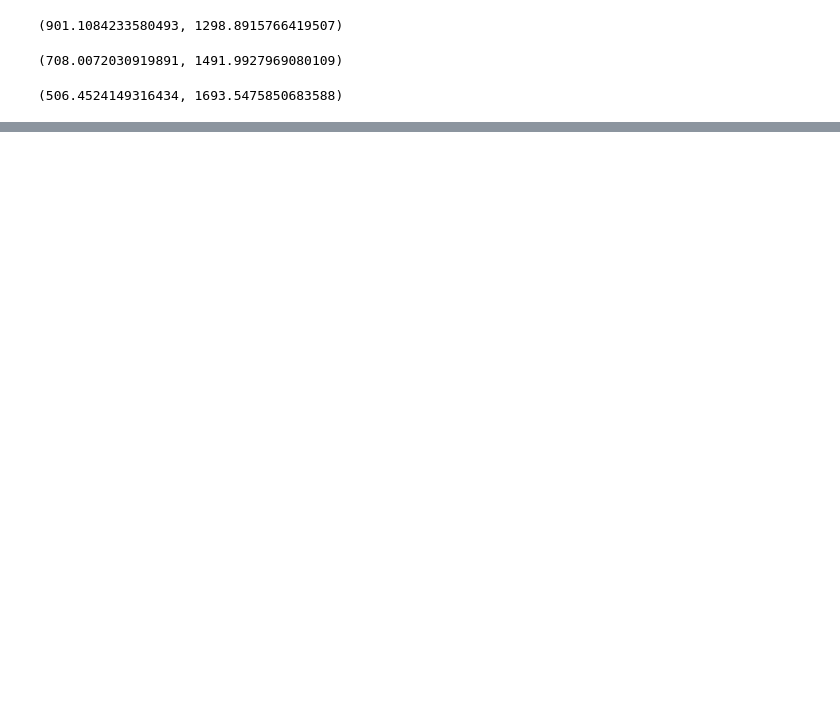
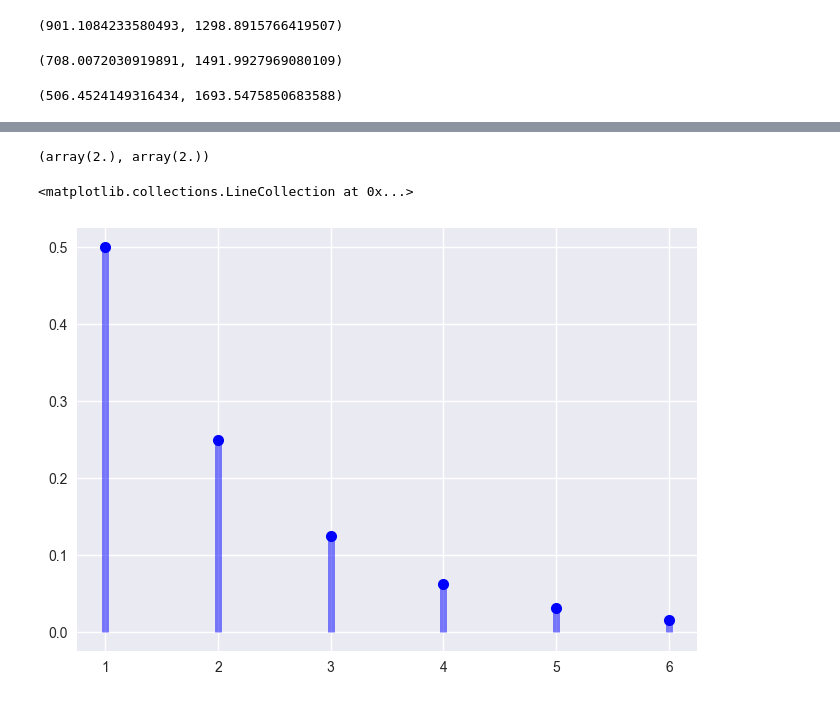
Before and after one commit to delu86/OpenIntro_Stats, a Jupyter notebook: Ch4_Distributions.ipynb, the cells around one changed output, grey strips where cells are left out. Drawn from its saved outputs; the diff is of its cells as text; code cells hidden in the pictures; blank space fills up the shorter version.

```diff
--- a/Ch4_Distributions.ipynb
+++ b/Ch4_Distributions.ipynb
@@ -66,0 +124,14 @@ norm.ppf(0.0015,loc=1100,scale=200),norm.ppf(0.9985,loc=1100,scale=200)
+# %%
+from scipy.stats import geom
+p = 0.5
+mean,var,skew,kurt = geom.stats(p,moments='mvsk')
+mean,var
+# %% [output]
+(array(2.), array(2.))
+# %%
+x = np.arange(geom.ppf(0.01,p),geom.ppf(0.99,p))
+plt.plot(x,geom.pmf(x,p),'bo',ms=8, label='geom pmf')
+plt.vlines(x, 0, geom.pmf(x, p), colors='b', lw=5, alpha=0.5)
+# %% [output]
+<matplotlib.collections.LineCollection at 0x...>
+[figure, added]
```
Also changed, not shown: parts of 10 cells of this notebook.
